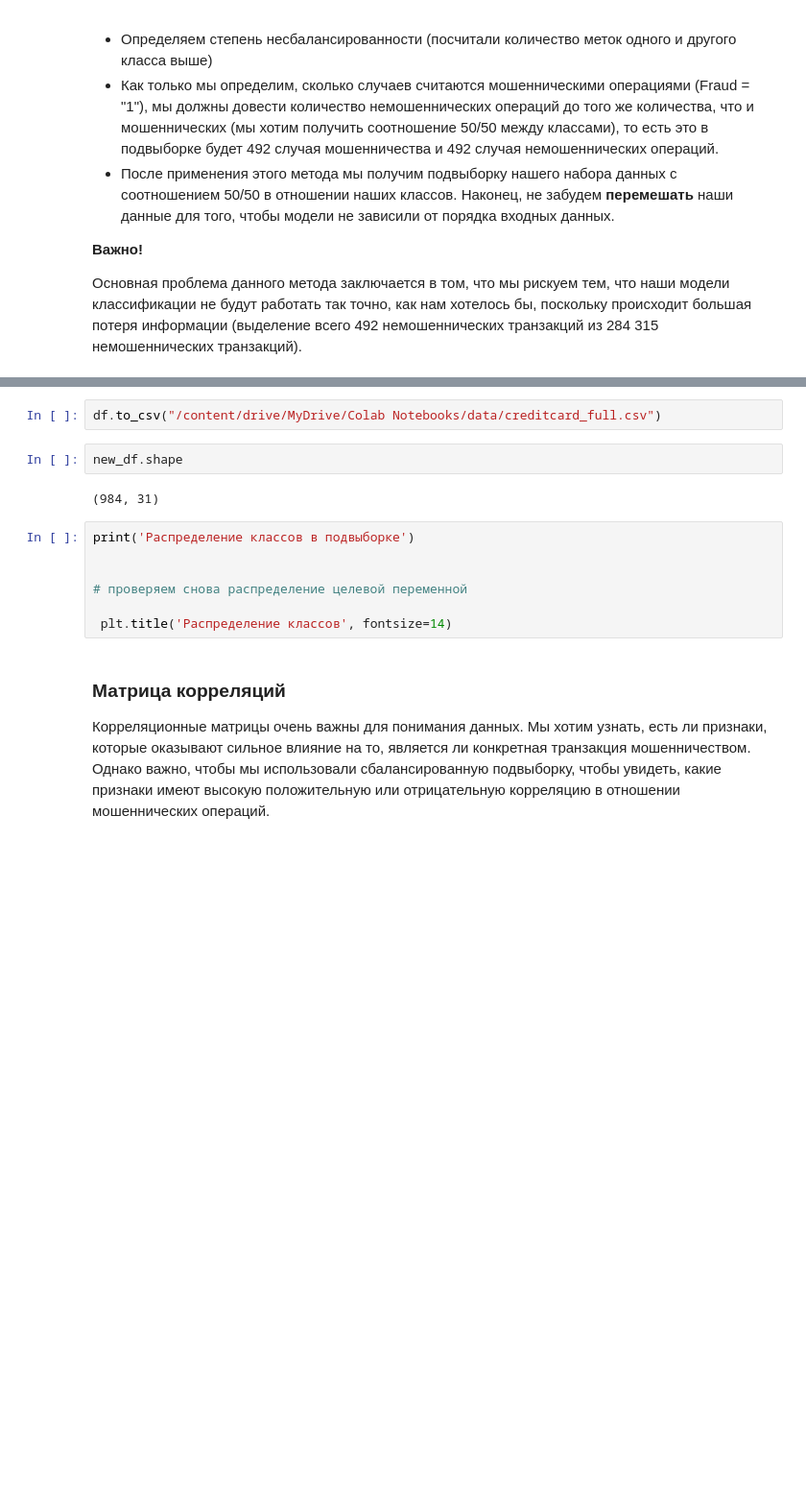
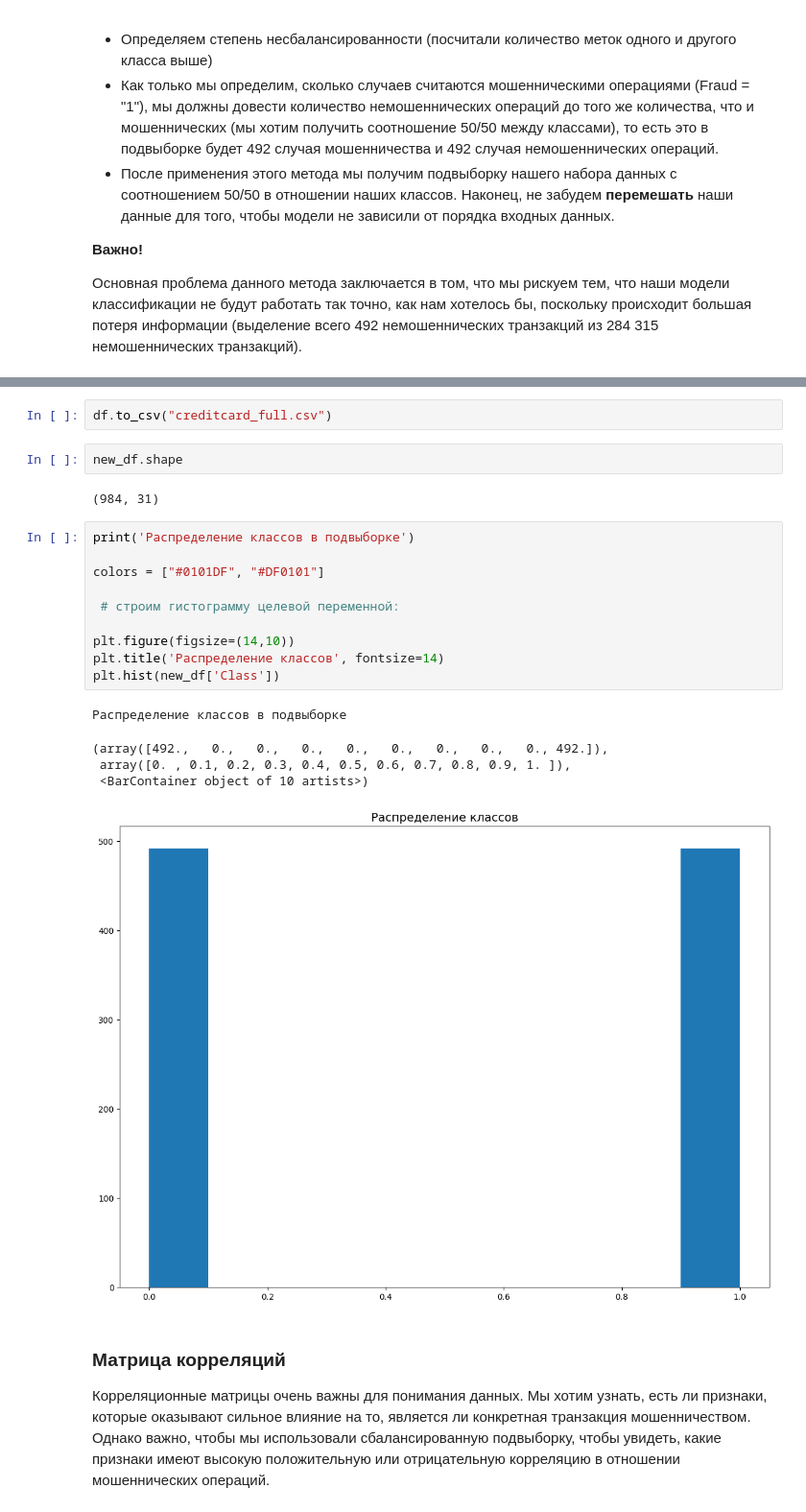
Before and after one commit to Rangulov/PhMathInfo, a Jupyter notebook: "ФМИ_Disbalanced_dataset_Part_1_ipynb"".ipynb, the cells around one changed output, grey strips where cells are left out. Shown at 96% size. Saved outputs shown, nothing was run; the diff lists cells and outputs as text; blank space fills up the shorter version.

```diff
--- a/"ФМИ_Disbalanced_dataset_Part_1_ipynb"".ipynb
+++ b/"ФМИ_Disbalanced_dataset_Part_1_ipynb"".ipynb
@@ -215,5 +316,5 @@ new_df.head()
 # %%
-df.to_csv("/content/drive/MyDrive/Colab Notebooks/data/creditcard_full.csv")
+df.to_csv("creditcard_full.csv")
 # %%
 new_df.shape
 # %% [output]
@@ -221,10 +322,19 @@ new_df.shape
 # %%
 print('Распределение классов в подвыборке')
 
+colors = ["#0101DF", "#DF0101"]
 
-# проверяем снова распределение целевой переменной
+ # строим гистограмму целевой переменной:
 
- plt.title('Распределение классов', fontsize=14)
+plt.figure(figsize=(14,10))
+plt.title('Распределение классов', fontsize=14)
+plt.hist(new_df['Class'])
+# %% [output]
+Распределение классов в подвыборке
+(array([492.,   0.,   0.,   0.,   0.,   0.,   0.,   0.,   0., 492.]),
+ array([0. , 0.1, 0.2, 0.3, 0.4, 0.5, 0.6, 0.7, 0.8, 0.9, 1. ]),
+ <BarContainer object of 10 artists>)
+[figure, added]
 # %% [markdown]
 ### Матрица корреляций
 
```
Also changed, not shown: parts of 29 cells of this notebook.
